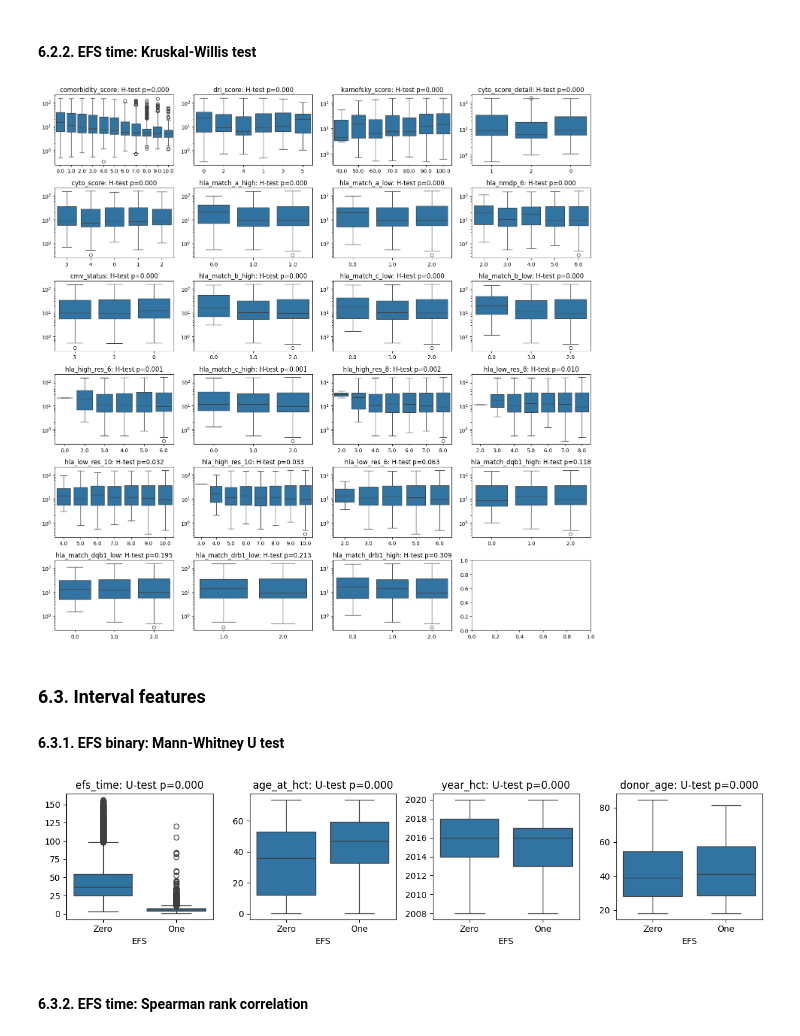
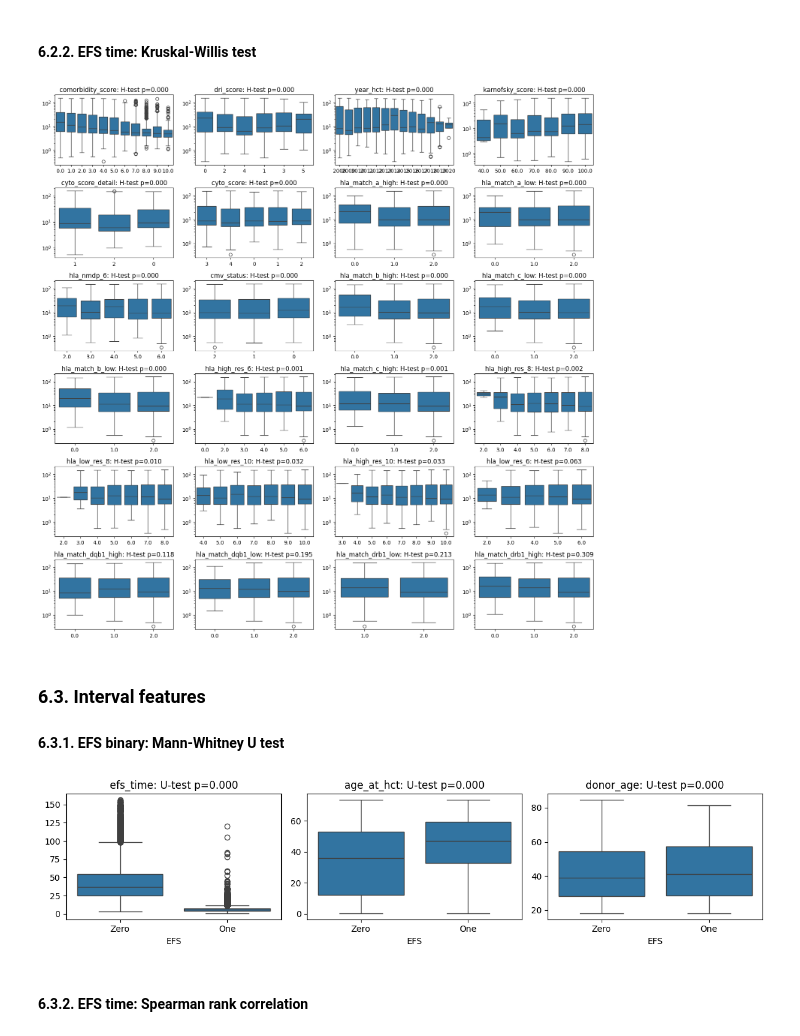
Before and after one commit to gperdrizet/HSCT_survival, a Jupyter notebook: notebooks/01.1-EDA_feature_inspection.ipynb, the cells around one changed output. Drawn from its saved outputs; the diff is of its cells as text; code cells hidden in the pictures.

```diff
--- a/notebooks/01.1-EDA_feature_inspection.ipynb
+++ b/notebooks/01.1-EDA_feature_inspection.ipynb
@@ -598,7 +597,8 @@ missing_values={
     'Not done': np.nan,
     'TBD': np.nan,
     'Not tested': np.nan,
-    'N/A': np.nan
+    'N/A': np.nan,
+    None: np.nan
 }
 
 with open(nan_placeholders_dict_file, 'wb') as output_file:
@@ -662,0 +723,2 @@ data_df.to_parquet(translated_features_file)
+# %%
+data_df.replace(race_group, inplace=True)
@@ -839,7 +903,7 @@ Empty category in hla_high_res_10, 3.0: EFS pos=0.0, EFS neg=1.0
 Empty category in hla_low_res_8, 2.0: EFS pos=1.0, EFS neg=0.0
 # %%
 plot_cols=4
-plot_rows=int(len(chisquare_results_df)/plot_cols) + 1
+plot_rows=int(len(chisquare_results_df)/plot_cols)
 
 fig, axs=plt.subplots(plot_rows, plot_cols, figsize=(15,plot_rows*2.5))
 axs=axs.flatten()
@@ -877,7 +941,7 @@ kruskal_results_df.sort_values('p-value', inplace=True)
 kruskal_results_df.reset_index(inplace=True, drop=True)
 # %%
 plot_cols=4
-plot_rows=int(len(chisquare_results_df)/plot_cols) + 1
+plot_rows=int(len(chisquare_results_df)/plot_cols)
 
 fig, axs=plt.subplots(plot_rows, plot_cols, figsize=(15,plot_rows*2.5))
 axs=axs.flatten()
@@ -890,7 +954,7 @@ for i, row in kruskal_results_df.iterrows():
 
 fig.tight_layout()
 # %% [output]
-[figure, old version]
+[figure, new version]
 # %% [markdown]
 ### 6.3. Interval features
 
@@ -914,18 +978,18 @@ mann_results_df.sort_values('p-value', inplace=True, ascending=True)
 mann_results_df.reset_index(inplace=True, drop=True)
 # %%
 data_df['EFS']=data_df['efs'].replace({0: 'Zero', 1:'One'})
-fig, axs=plt.subplots(1, 4, figsize=(12,3))
+fig, axs=plt.subplots(1, 3, figsize=(12,3))
 axs=axs.flatten()
 
 for i, row in mann_results_df.iterrows():
     sns.boxplot(data_df, x='EFS', y=row['Feature'], ax=axs[i])
     axs[i].set_title(f"{row['Feature']}: U-test p={row['p-value']:.3f}")
     axs[i].set_xlabel('EFS')
     axs[i].set_ylabel('')
 
 fig.tight_layout()
 # %% [output]
-[figure, old version]
+[figure, new version]
 # %% [markdown]
 #### 6.3.2. EFS time: Spearman rank correlation
 # %%
```
Also changed, not shown: parts of 19 cells of this notebook.
